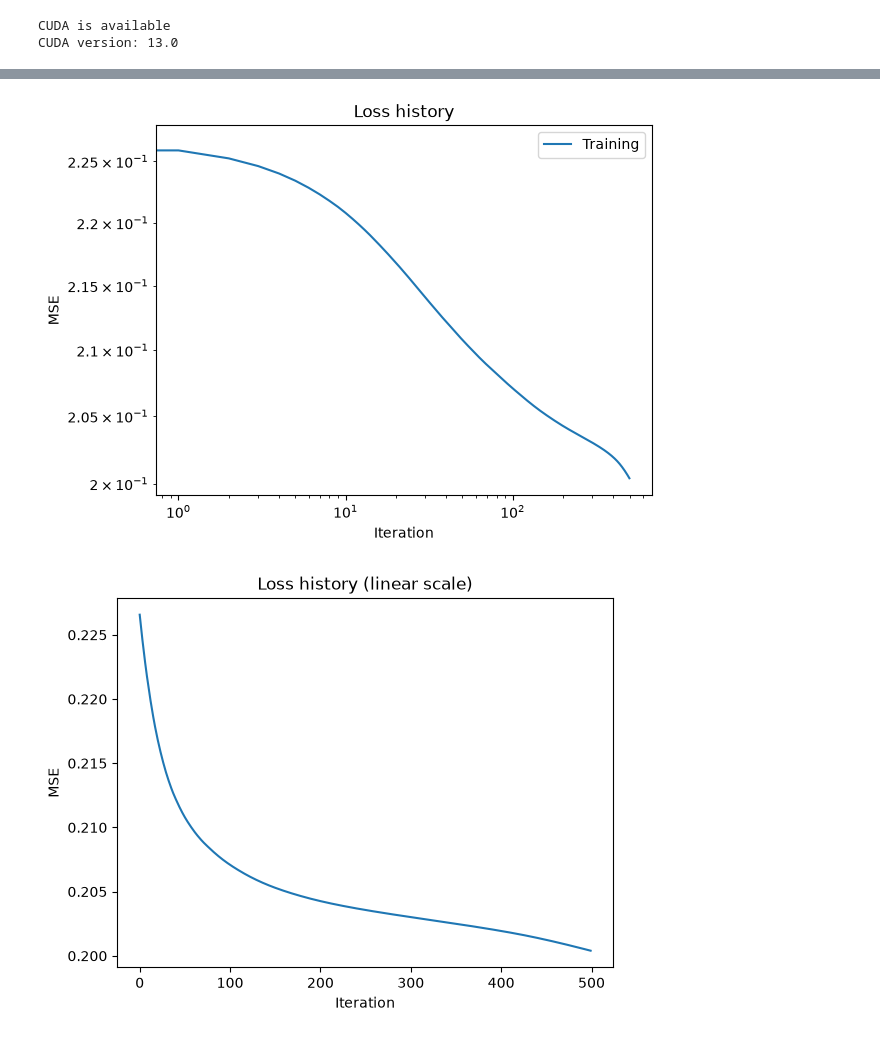
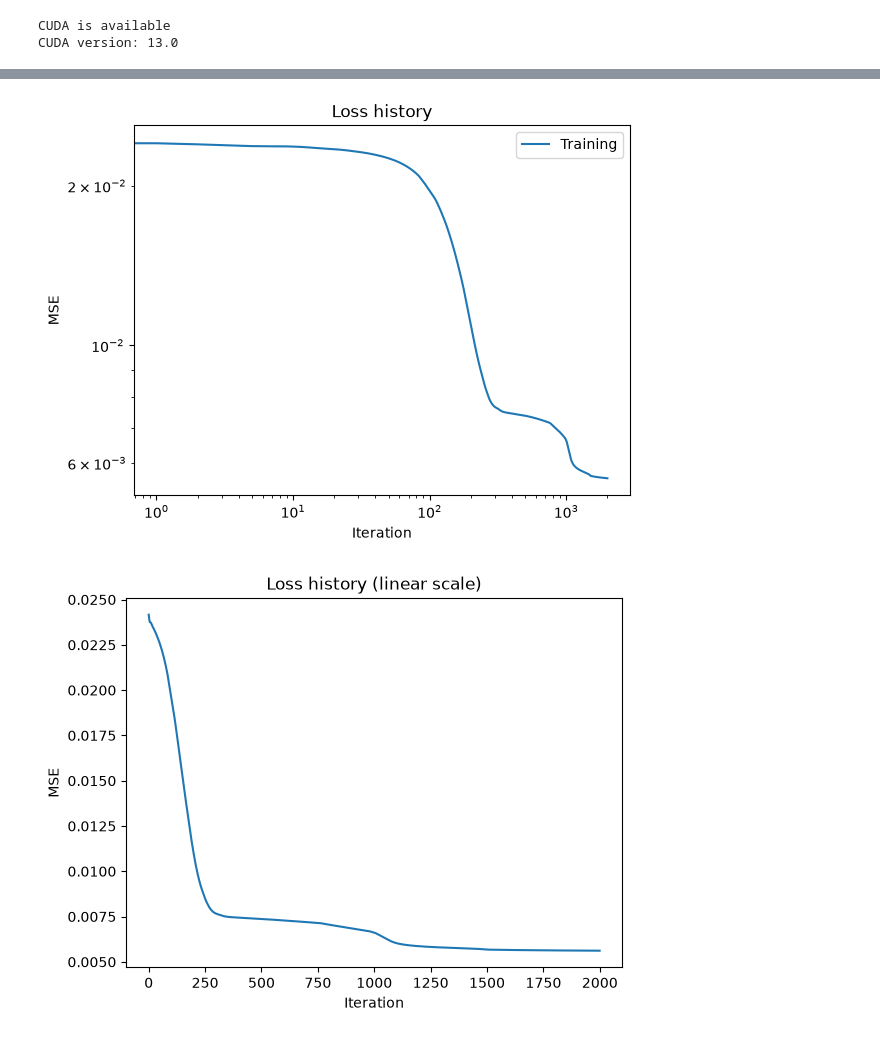
Before and after one commit to ColinMG2/neml2, a Jupyter notebook: cmg_projects/cyclic_optimization/eurofer97_deterministic.ipynb, the cells around one changed output, grey strips where cells are left out. Saved outputs shown, nothing was run; the diff lists cells and outputs as text; code cells hidden in the pictures.

```diff
--- a/cmg_projects/cyclic_optimization/eurofer97_deterministic.ipynb
+++ b/cmg_projects/cyclic_optimization/eurofer97_deterministic.ipynb
@@ -147,15 +147,13 @@ pmodel = neml2.pyzag.NEML2PyzagModel(
         "rho_m_rate_k2_0",
         "X1rate_C",
         "X1rate_g",
-        "X2rate_C",
-        "X2rate_g",
-        "X3rate_C",
-        "X3rate_g",
     ],
 )
 neml2.compile(pmodel)
 
-model = SolveStrain(pmodel)
+torch._dynamo.config.recompile_limit = 64
+
+model = SolveStrain(pmodel, nchunk=20)
 _ = inspect_main(["eurofer97.i", "implicit_rate"])
 # %% [output]
 Model: ComposedModel
@@ -217,9 +246,9 @@ plt.grid()
 # %%
+temperature_K = 300.0 + 273.15
 strain_rate = 0.001
-ranges = torch.tensor([0.003, 0.007], device=device)
-temperatures = torch.tensor([300.0], device=device)
-n_cycles = 3
-points_per_cycle = 200
-ntime = n_cycles * points_per_cycle
-nbatch = 2
+amplitudes = [0.003, 0.007]
+loss_weights = [1.0, 1.0]
+points_per_cycle = 80
+nbatch = len(amp_labels)
+assert points_per_cycle % 4 == 0
 # %%
@@ -555,9 +570,8 @@ discrete_equations.parametrizations.X3rate_g.original: tensor([0.4000], device='
 discrete_equations.parametrizations.rho_m_rate_k1.original: tensor([0.5784], device='cuda:0'), requires_grad=True
 discrete_equations.parametrizations.rho_m_rate_k2_0.original: tensor([0.7829], device='cuda:0'), requires_grad=True
 # %%
-niter = 500
+niter = 2000
 
-loss_fn = torch.nn.MSELoss()
 optimizer = torch.optim.Adam(model.parameters(), lr=5e-4)
 scheduler = torch.optim.lr_scheduler.ReduceLROnPlateau(
     optimizer=optimizer,
@@ -566,6 +580,14 @@ scheduler = torch.optim.lr_scheduler.ReduceLROnPlateau(
     patience=150,
     threshold=1e-4,
 )
+
+w = torch.tensor(loss_weights, device=device).view(1, -1, 1)
+scale = target_stress.abs().amax(dim=0, keepdim=True)  # per-specimen peak stress
+
+
+def loop_loss(res):
+    return (w * ((res[loop_idx] - target_stress) / scale) ** 2).mean(dim=0).sum() / w.sum()
+
 
 titer = tqdm.tqdm(
     range(niter),
@@ -577,10 +599,7 @@ loss_history = []
 for i in titer:
     optimizer.zero_grad()
     res = model(time, temperature, loading, cache=True)
-    peak_stress = exp_stress_data[..., 0:1].max().detach()
-    res_norm = res / (peak_stress + 1e-8)
-    exp_norm = exp_stress_data[..., 0:1] / (peak_stress + 1e-8)
-    loss = loss_fn(res_norm, exp_norm)
+    loss = loop_loss(res)
 
     # --- Bug fix: guard BEFORE backward ---
     if not torch.isfinite(loss):
@@ -626,3 +648,3 @@ W1026 12:13:25.132000 41997 site-packages/torch/_dynamo/convert_frame.py:1853] [
-[figure, old version]
+[figure, new version]
-[figure, old version]
+[figure, new version]
 # %%
```
Also changed, not shown: parts of 12 cells of this notebook, 2 other files.
